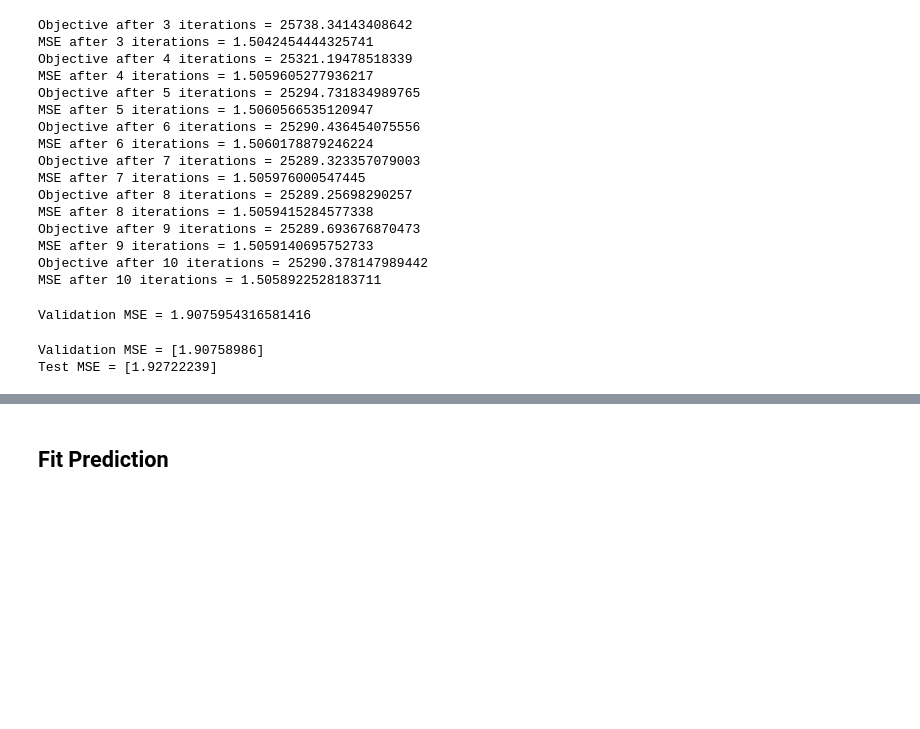
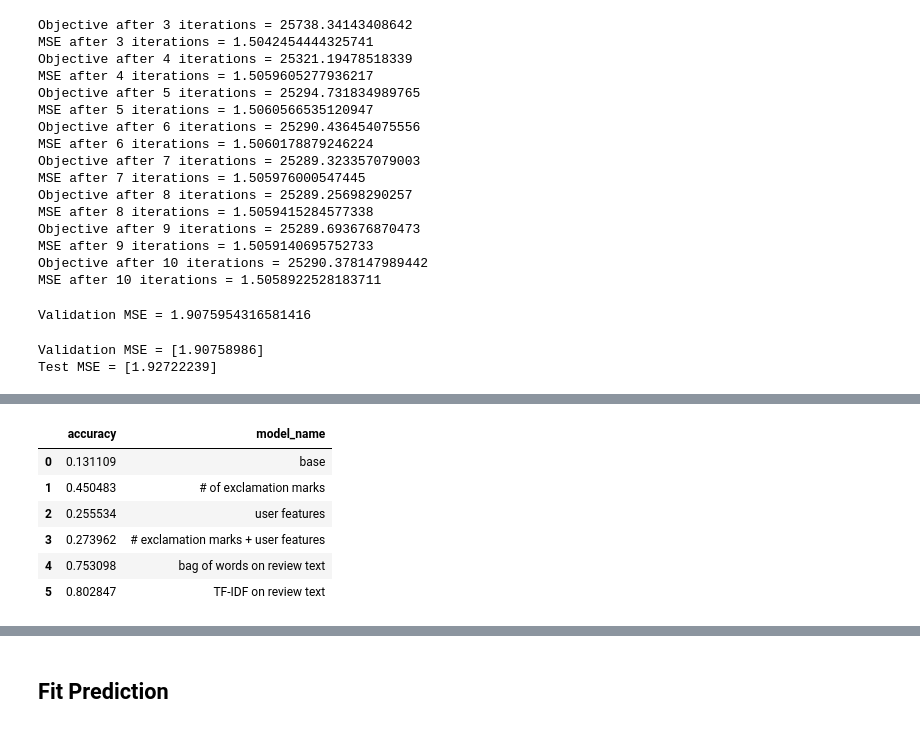
Before and after one commit to tharvipop/predictive-clothing-fit, a Jupyter notebook: model.ipynb, the cells around one changed output, grey strips where cells are left out. Cells and saved outputs as stored; diff of their text form; code cells hidden in the pictures; blank space fills up the shorter version.

```diff
--- a/model.ipynb
+++ b/model.ipynb
@@ -424,0 +426,13 @@ plt.show()
+# %%
+acc_list = [0.13110949461359936, 0.4504832172919048, 0.255533617375039, 0.27396168900897155, 0.7530979658639233, 0.8028472709323773]
+model_names = ["base", "# of exclamation marks", "user features", "# exclamation marks + user features", "bag of words on review text", "TF-IDF on review text"]
+acc_df= pd.DataFrame({'accuracy': acc_list, 'model_name': model_names})
+acc_df
+# %% [output]
+|  | accuracy | model_name |
+| 0 | 0.131109 | base |
+| 1 | 0.450483 | # of exclamation marks |
+| 2 | 0.255534 | user features |
+| 3 | 0.273962 | # exclamation marks + user features |
+| 4 | 0.753098 | bag of words on review text |
+| 5 | 0.802847 | TF-IDF on review text |
```
Also changed, not shown: parts of 5 cells of this notebook, 3 other files.
